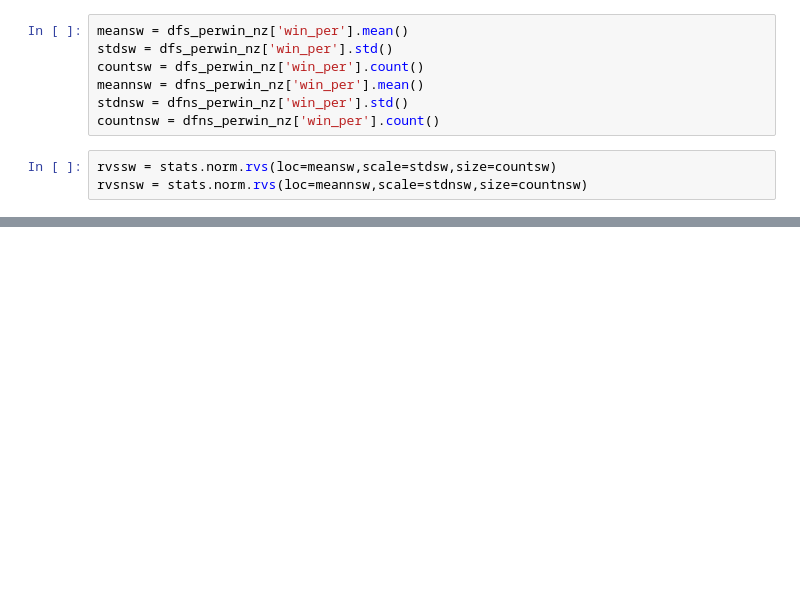
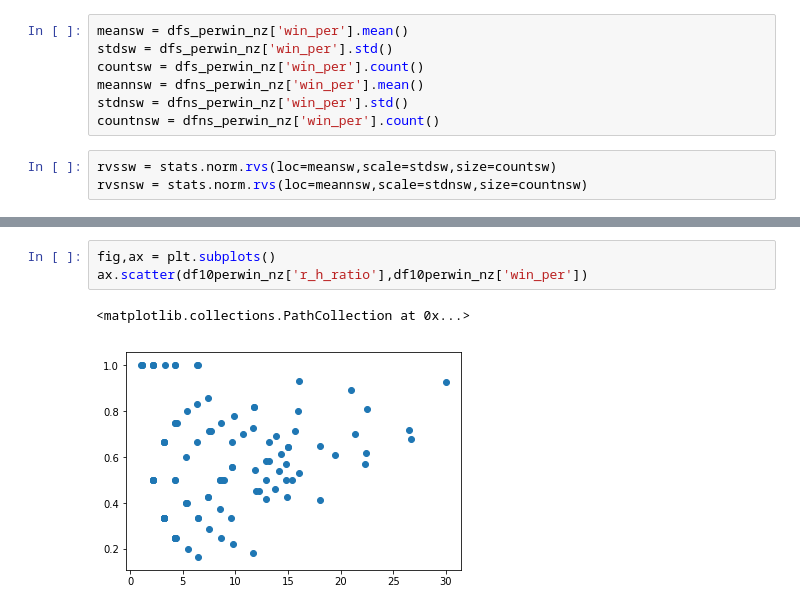
Before and after one commit to victorpena1/UFC_Analysis, a Jupyter notebook: UFC_EDA.ipynb, the cells around one changed output, grey strips where cells are left out. Saved outputs shown, nothing was run; the diff lists cells and outputs as text; blank space fills up the shorter version.

```diff
--- a/UFC_EDA.ipynb
+++ b/UFC_EDA.ipynb
@@ -563,0 +572,6 @@ stats.ttest_ind(rvssw, rvsnsw, equal_var = False)[1]/2
+# %%
+fig,ax = plt.subplots()
+ax.scatter(df10perwin_nz['r_h_ratio'],df10perwin_nz['win_per'])
+# %% [output]
+<matplotlib.collections.PathCollection at 0x...>
+[figure, added]
```
Also changed, not shown: parts of 8 cells of this notebook.
